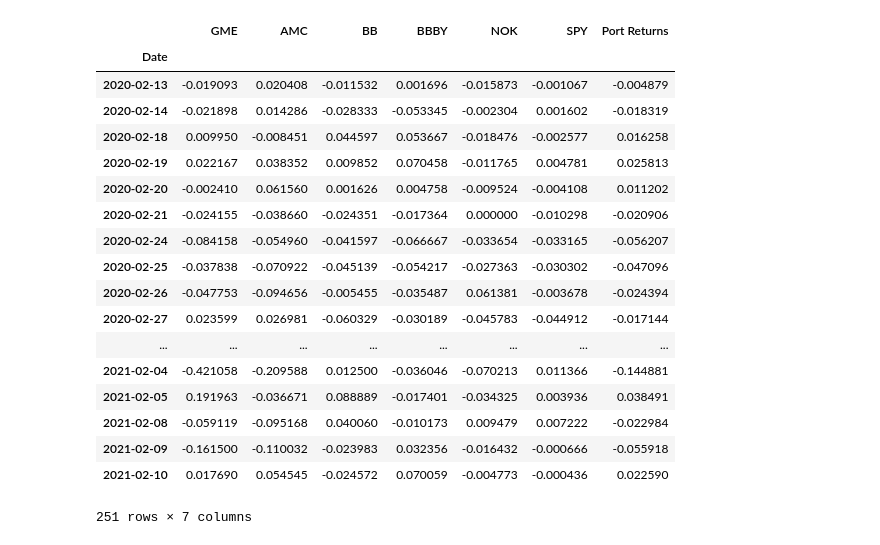
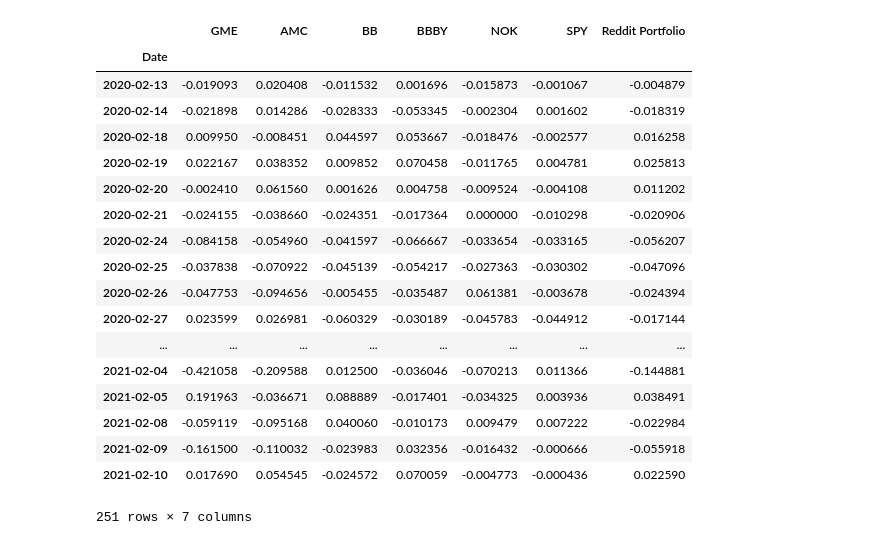
Before and after one commit to vweinblatt123/CF-Project1, a Jupyter notebook: Yuttakarn/Risk.ipynb, the cells around one changed output. Cells and saved outputs as stored; diff of their text form; code cells hidden in the pictures.

```diff
--- a/Yuttakarn/Risk.ipynb
+++ b/Yuttakarn/Risk.ipynb
@@ -13,13 +13,13 @@ import hvplot.pandas
 # %%
 px_data = pd.read_csv("Resources/historical_prices.csv", index_col = "Date", parse_dates = True, infer_datetime_format = True)
 daily_returns = px_data.pct_change().dropna()
-daily_returns['Port Returns'] = np.dot(daily_returns.loc[:,'GME':'NOK'], (0.2, 0.2, 0.2, 0.2, 0.2))
-port_returns = daily_returns['Port Returns'].loc[daily_returns.index>"2021-01-15"]
+daily_returns['Reddit Portfolio'] = np.dot(daily_returns.loc[:,'GME':'NOK'], (0.2, 0.2, 0.2, 0.2, 0.2))
+port_returns = daily_returns['Reddit Portfolio'].loc[daily_returns.index>"2021-01-15"]
 port_df = pd.DataFrame(port_returns)
 port_df.index.name = "date"
 daily_returns
 # %% [output]
-|  | GME | AMC | BB | BBBY | NOK | SPY | Port Returns |
+|  | GME | AMC | BB | BBBY | NOK | SPY | Reddit Portfolio |
 | Date |  |  |  |  |  |  |  |
 | 2020-02-13 | -0.019093 | 0.020408 | -0.011532 | 0.001696 | -0.015873 | -0.001067 | -0.004879 |
 | 2020-02-14 | -0.021898 | 0.014286 | -0.028333 | -0.053345 | -0.002304 | 0.001602 | -0.018319 |
```
Also changed, not shown: parts of 7 cells of this notebook, 2 other files.
